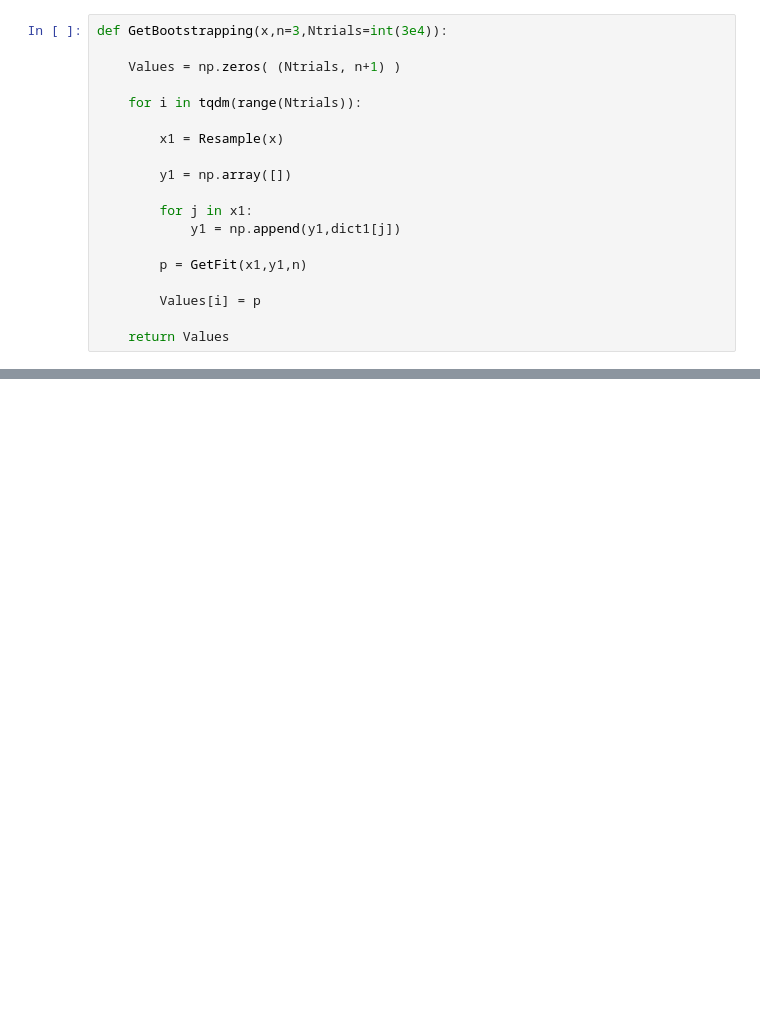
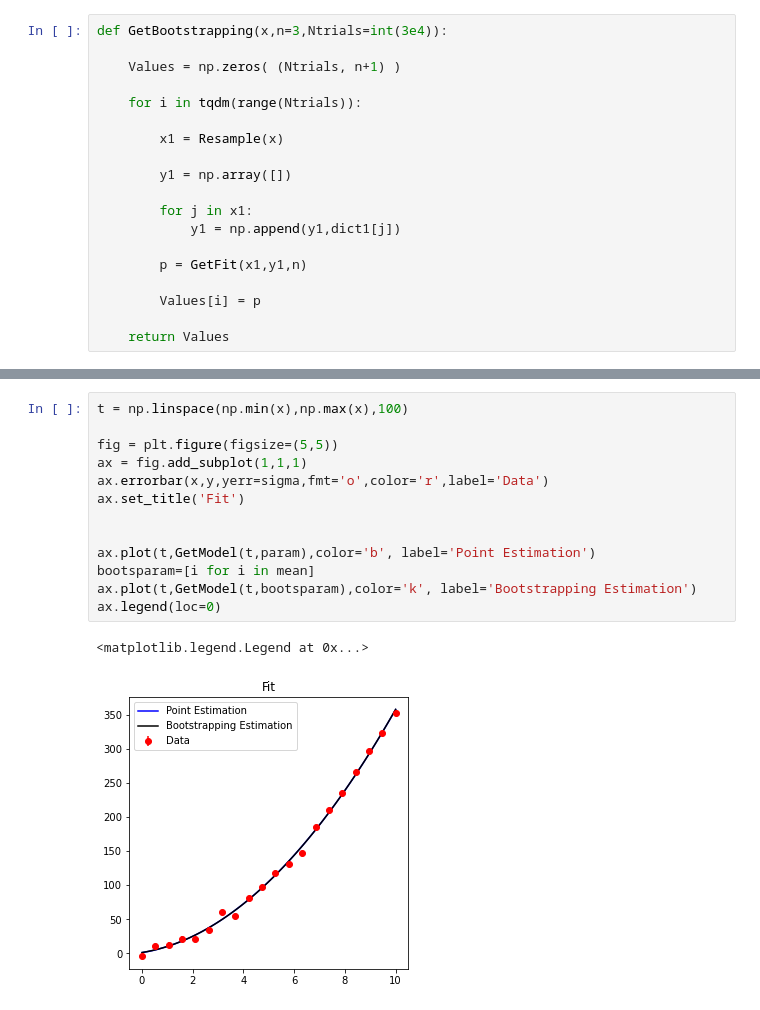
Before and after one commit to psalazarg02/MetodosComputacionales20222, a Jupyter notebook: Week8/IncertidumbreMinimosCuadrados.ipynb, the cells around one changed output, grey strips where cells are left out. Drawn from its saved outputs; the diff is of its cells as text; blank space fills up the shorter version.

```diff
--- a/Week8/IncertidumbreMinimosCuadrados.ipynb
+++ b/Week8/IncertidumbreMinimosCuadrados.ipynb
@@ -219,0 +221,16 @@ print(errorinf)
+# %%
+t = np.linspace(np.min(x),np.max(x),100)
+
+fig = plt.figure(figsize=(5,5))
+ax = fig.add_subplot(1,1,1)
+ax.errorbar(x,y,yerr=sigma,fmt='o',color='r',label='Data')
+ax.set_title('Fit')
+
+
+ax.plot(t,GetModel(t,param),color='b', label='Point Estimation')
+bootsparam=[i for i in mean]
+ax.plot(t,GetModel(t,bootsparam),color='k', label='Bootstrapping Estimation')
+ax.legend(loc=0)
+# %% [output]
+<matplotlib.legend.Legend at 0x...>
+[figure, added]
```
Also changed, not shown: parts of 13 cells of this notebook.
